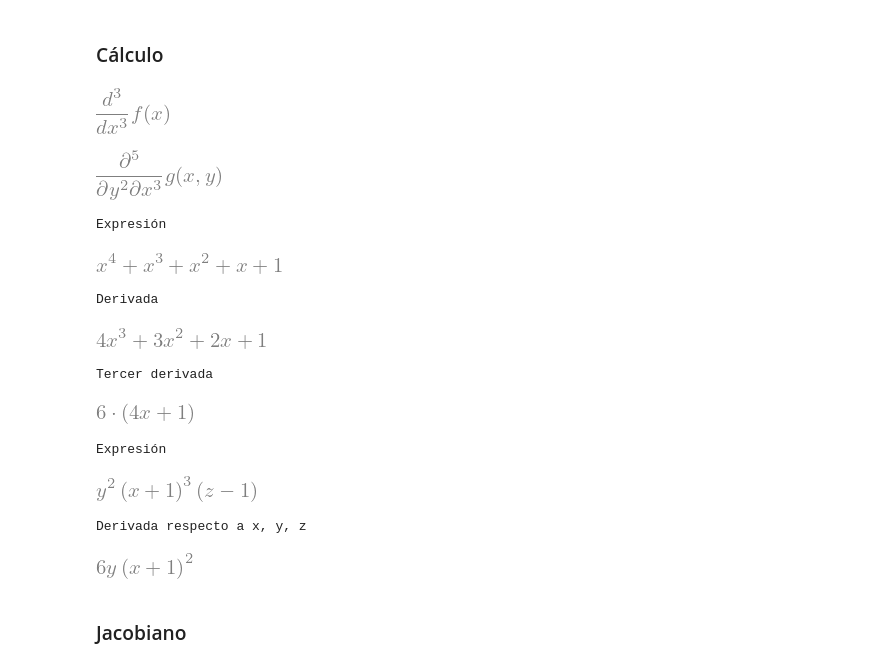
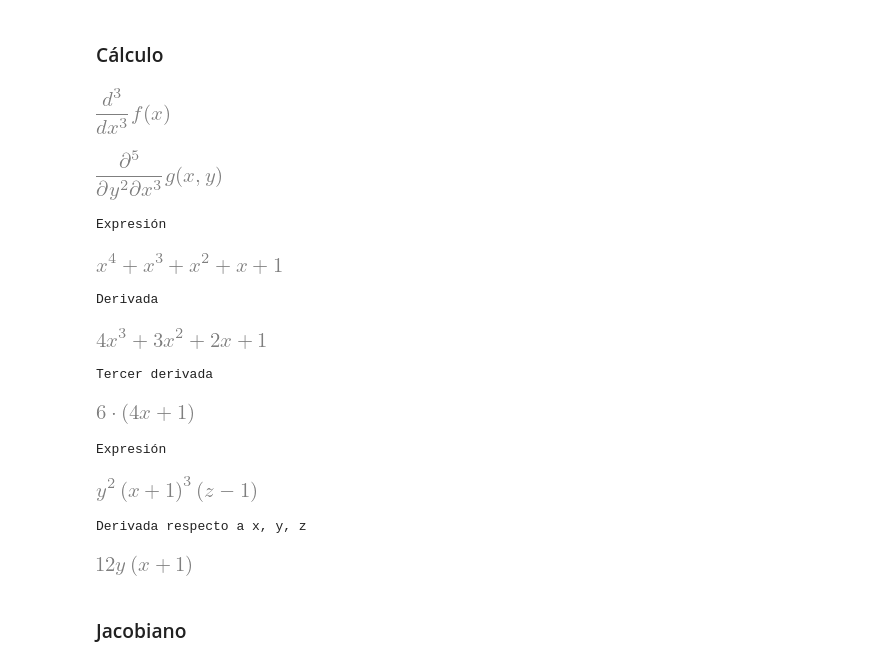
Before and after one commit to Santiago-Echeverri-Arteaga/Programacion_UQ_Fisica, a Jupyter notebook: Codigos/sympy_scipy_matplotlib.ipynb, the cells around one changed output. Cells and saved outputs as stored; diff of their text form; code cells hidden in the pictures.

```diff
--- a/Codigos/sympy_scipy_matplotlib.ipynb
+++ b/Codigos/sympy_scipy_matplotlib.ipynb
@@ -249,33 +261,33 @@ array([ 0.        ,  0.77394269,  0.64198244,  0.72163867,  0.94361635,
 # %%
 f = sp.Function('f')(x)
 display(sp.diff(f, x, 3))
 g = sp.Function('g')(x, y)
 display(g.diff(x, 3, y, 2))
 expr = x**4 + x**3 + x**2 + x + 1
 print("Expresión")
 display(expr)
 print("Derivada")
 display(expr.diff(x))
 print("Tercer derivada")
 display(expr.diff(x, 3))
 print("Expresión")
 expr = (x + 1)**3 * y ** 2 * (z - 1)
 display(expr)
 print("Derivada respecto a x, y, z")
-display(expr.diff(x, y, z))
+display(expr.diff(x,2, y, z))
 # %% [output]
 [figure]
 [figure]
 Expresión
 [figure]
 Derivada
 [figure]
 Tercer derivada
 [figure]
 Expresión
 [figure]
 Derivada respecto a x, y, z
-[figure, old version]
+[figure, new version]
 # %% [markdown]
 ### Jacobiano
 # %%
```
Also changed, not shown: parts of 18 cells of this notebook, 4 other files.
